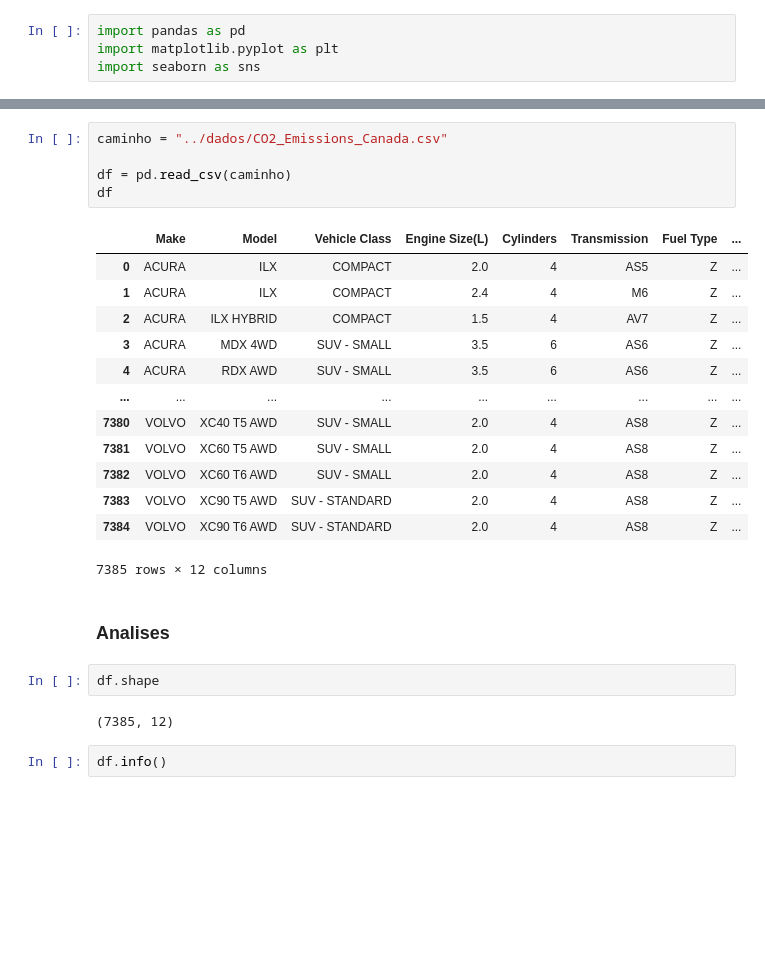
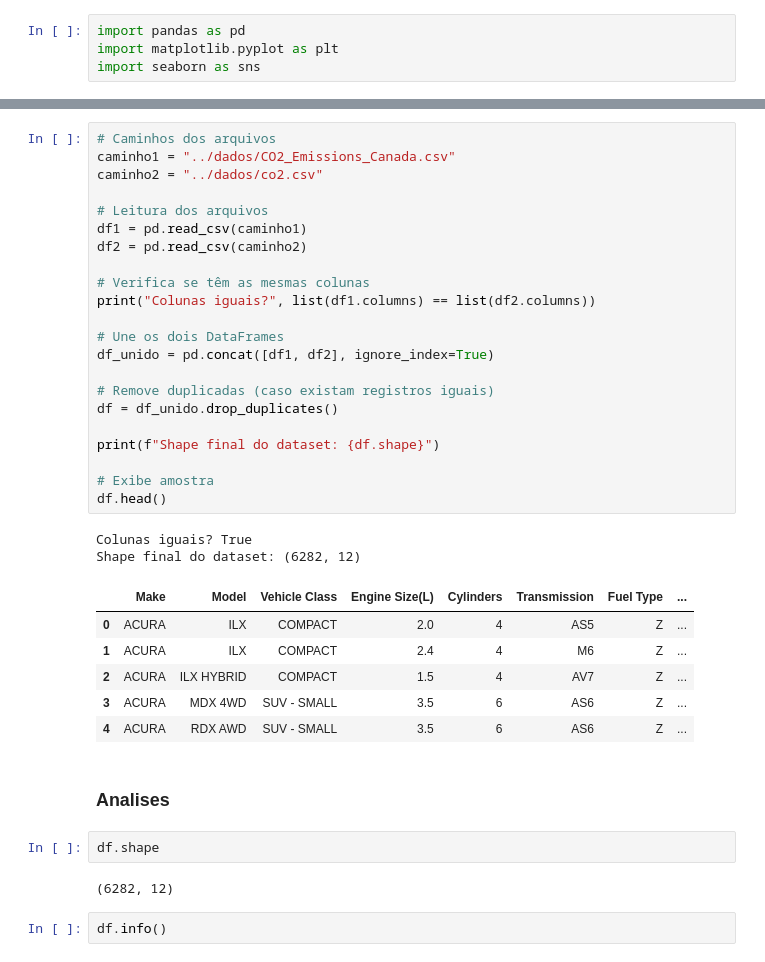
Before and after one commit to KaiqueBM/PosTechChallenge3, a Jupyter notebook: notebooks/analises.ipynb, the cells around one changed output, grey strips where cells are left out. Cells and saved outputs as stored; diff of their text form; blank space fills up the shorter version.

```diff
--- a/notebooks/analises.ipynb
+++ b/notebooks/analises.ipynb
@@ -5,28 +33,40 @@ import seaborn as sns
 # %%
-caminho = "../dados/CO2_Emissions_Canada.csv"
+# Caminhos dos arquivos
+caminho1 = "../dados/CO2_Emissions_Canada.csv"
+caminho2 = "../dados/co2.csv"
 
-df = pd.read_csv(caminho)
-df
+# Leitura dos arquivos
+df1 = pd.read_csv(caminho1)
+df2 = pd.read_csv(caminho2)
+
+# Verifica se têm as mesmas colunas
+print("Colunas iguais?", list(df1.columns) == list(df2.columns))
+
+# Une os dois DataFrames
+df_unido = pd.concat([df1, df2], ignore_index=True)
+
+# Remove duplicadas (caso existam registros iguais)
+df = df_unido.drop_duplicates()
+
+print(f"Shape final do dataset: {df.shape}")
+
+# Exibe amostra
+df.head()
 # %% [output]
+Colunas iguais? True
+Shape final do dataset: (6282, 12)
 |  | Make | Model | Vehicle Class | Engine Size(L) | Cylinders | Transmission | Fuel Type | ... |
 | 0 | ACURA | ILX | COMPACT | 2.0 | 4 | AS5 | Z | ... |
 | 1 | ACURA | ILX | COMPACT | 2.4 | 4 | M6 | Z | ... |
 | 2 | ACURA | ILX HYBRID | COMPACT | 1.5 | 4 | AV7 | Z | ... |
 | 3 | ACURA | MDX 4WD | SUV - SMALL | 3.5 | 6 | AS6 | Z | ... |
 | 4 | ACURA | RDX AWD | SUV - SMALL | 3.5 | 6 | AS6 | Z | ... |
-| ... | ... | ... | ... | ... | ... | ... | ... | ... |
-| 7380 | VOLVO | XC40 T5 AWD | SUV - SMALL | 2.0 | 4 | AS8 | Z | ... |
-| 7381 | VOLVO | XC60 T5 AWD | SUV - SMALL | 2.0 | 4 | AS8 | Z | ... |
-| 7382 | VOLVO | XC60 T6 AWD | SUV - SMALL | 2.0 | 4 | AS8 | Z | ... |
-| 7383 | VOLVO | XC90 T5 AWD | SUV - STANDARD | 2.0 | 4 | AS8 | Z | ... |
-| 7384 | VOLVO | XC90 T6 AWD | SUV - STANDARD | 2.0 | 4 | AS8 | Z | ... |
-7385 rows × 12 columns
 # %% [markdown]
 ### Analises
 # %%
 df.shape
 # %% [output]
-(7385, 12)
+(6282, 12)
 # %%
 df.info()
 # %% [output]
```
Also changed, not shown: parts of 2 cells of this notebook, 6 other files.
